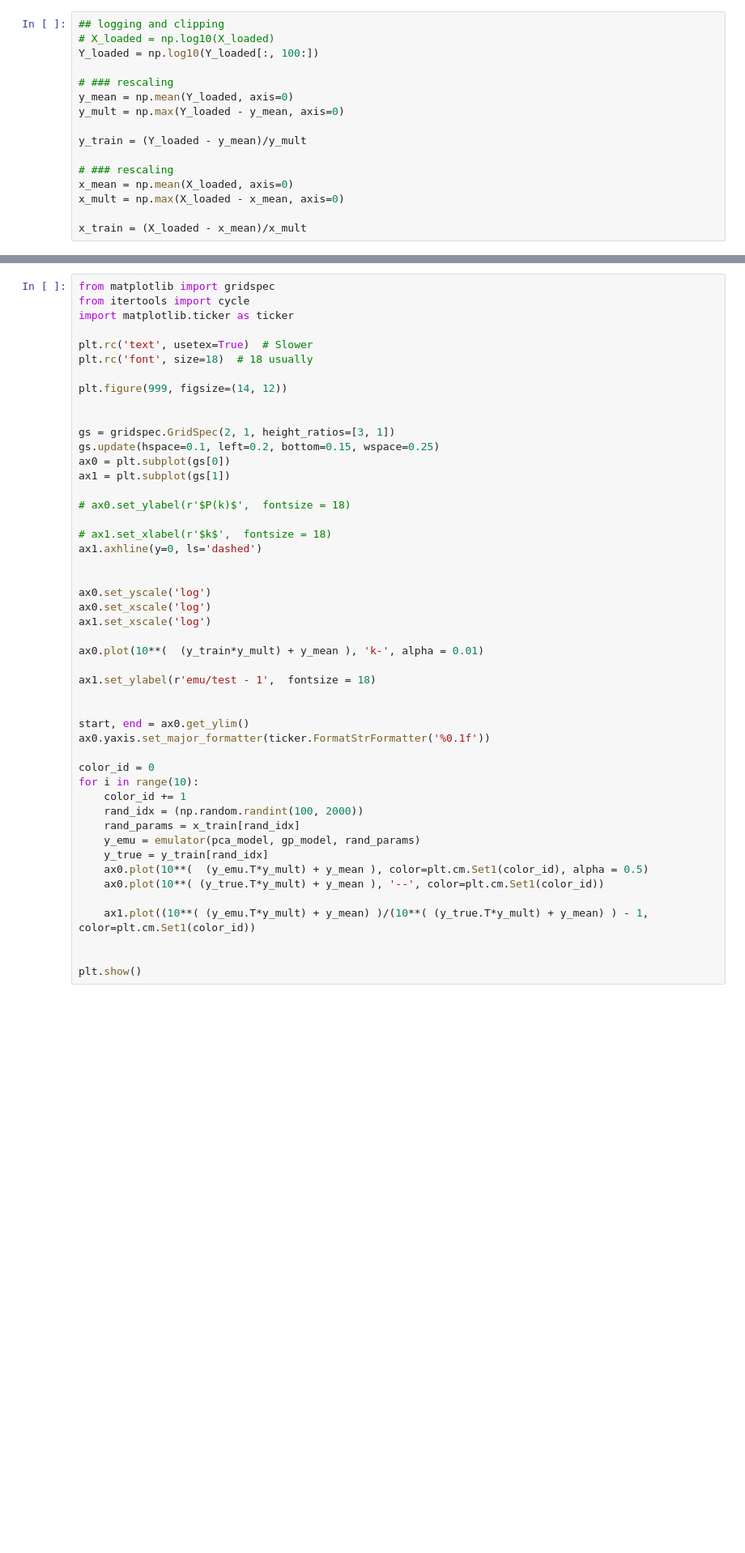
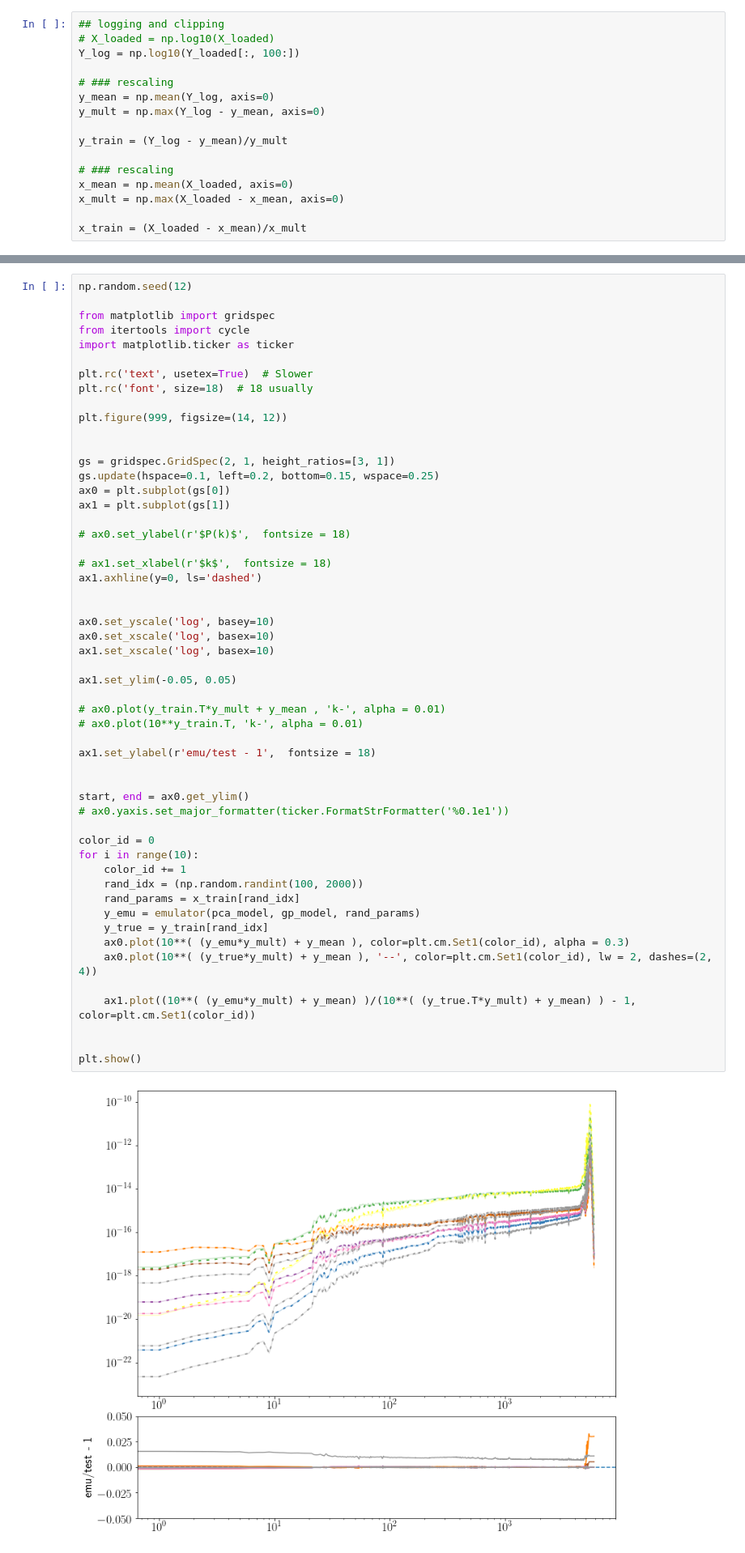
Before and after one commit to mwalmsley/agnfinder, a Jupyter notebook: notebooks/GPemu_test.ipynb, the cells around one changed output, grey strips where cells are left out. Shown at 81% size. Saved outputs shown, nothing was run; the diff lists cells and outputs as text; blank space fills up the shorter version.

Commit message:
emulator train and test

```diff
--- a/notebooks/GPemu_test.ipynb
+++ b/notebooks/GPemu_test.ipynb
@@ -49,13 +49,13 @@ with h5py.File(save_loc + 'fsps_cache.hdf5', 'r') as f:
 # %%
 ## logging and clipping
 # X_loaded = np.log10(X_loaded)
-Y_loaded = np.log10(Y_loaded[:, 100:])
+Y_log = np.log10(Y_loaded[:, 100:])
 
 # ### rescaling
-y_mean = np.mean(Y_loaded, axis=0)
-y_mult = np.max(Y_loaded - y_mean, axis=0)
+y_mean = np.mean(Y_log, axis=0)
+y_mult = np.max(Y_log - y_mean, axis=0)
 
-y_train = (Y_loaded - y_mean)/y_mult
+y_train = (Y_log - y_mean)/y_mult
 
 # ### rescaling
 x_mean = np.mean(X_loaded, axis=0)
@@ -73,6 +73,8 @@ with open('pcaModel.pickle', 'rb') as handle:
 
 gp_model = GPy.models.GPRegression.load_model('gpfit_'+str(num_bases)+'_'+str(num_params) + '.zip')
 # %%
+np.random.seed(12)
+
 from matplotlib import gridspec
 from itertools import cycle
 import matplotlib.ticker as ticker
@@ -85,38 +87,43 @@ plt.figure(999, figsize=(14, 12))
 
 gs = gridspec.GridSpec(2, 1, height_ratios=[3, 1])
 gs.update(hspace=0.1, left=0.2, bottom=0.15, wspace=0.25)
 ax0 = plt.subplot(gs[0])
 ax1 = plt.subplot(gs[1])
 
 # ax0.set_ylabel(r'$P(k)$',  fontsize = 18)
 
 # ax1.set_xlabel(r'$k$',  fontsize = 18)
 ax1.axhline(y=0, ls='dashed')
 
 
-ax0.set_yscale('log')
-ax0.set_xscale('log')
-ax1.set_xscale('log')
+ax0.set_yscale('log', basey=10)
+ax0.set_xscale('log', basex=10)
+ax1.set_xscale('log', basex=10)
 
-ax0.plot(10**(  (y_train*y_mult) + y_mean ), 'k-', alpha = 0.01)
+ax1.set_ylim(-0.05, 0.05)
+
+# ax0.plot(y_train.T*y_mult + y_mean , 'k-', alpha = 0.01)
+# ax0.plot(10**y_train.T, 'k-', alpha = 0.01)
 
 ax1.set_ylabel(r'emu/test - 1',  fontsize = 18)
 
 
 start, end = ax0.get_ylim()
-ax0.yaxis.set_major_formatter(ticker.FormatStrFormatter('%0.1f'))
+# ax0.yaxis.set_major_formatter(ticker.FormatStrFormatter('%0.1e1'))
 
 color_id = 0
 for i in range(10):
     color_id += 1
     rand_idx = (np.random.randint(100, 2000))
     rand_params = x_train[rand_idx]
     y_emu = emulator(pca_model, gp_model, rand_params)
     y_true = y_train[rand_idx]
-    ax0.plot(10**(  (y_emu.T*y_mult) + y_mean ), color=plt.cm.Set1(color_id), alpha = 0.5)
-    ax0.plot(10**( (y_true.T*y_mult) + y_mean ), '--', color=plt.cm.Set1(color_id))
+    ax0.plot(10**( (y_emu*y_mult) + y_mean ), color=plt.cm.Set1(color_id), alpha = 0.3)
+    ax0.plot(10**( (y_true*y_mult) + y_mean ), '--', color=plt.cm.Set1(color_id), lw = 2, dashes=(2, 4))
 
-    ax1.plot((10**( (y_emu.T*y_mult) + y_mean) )/(10**( (y_true.T*y_mult) + y_mean) ) - 1, color=plt.cm.Set1(color_id))
+    ax1.plot((10**( (y_emu*y_mult) + y_mean) )/(10**( (y_true.T*y_mult) + y_mean) ) - 1, color=plt.cm.Set1(color_id))
 
 
 plt.show()
+# %% [output]
+[figure, added]
```
Also changed, not shown: parts of 7 cells of this notebook.
